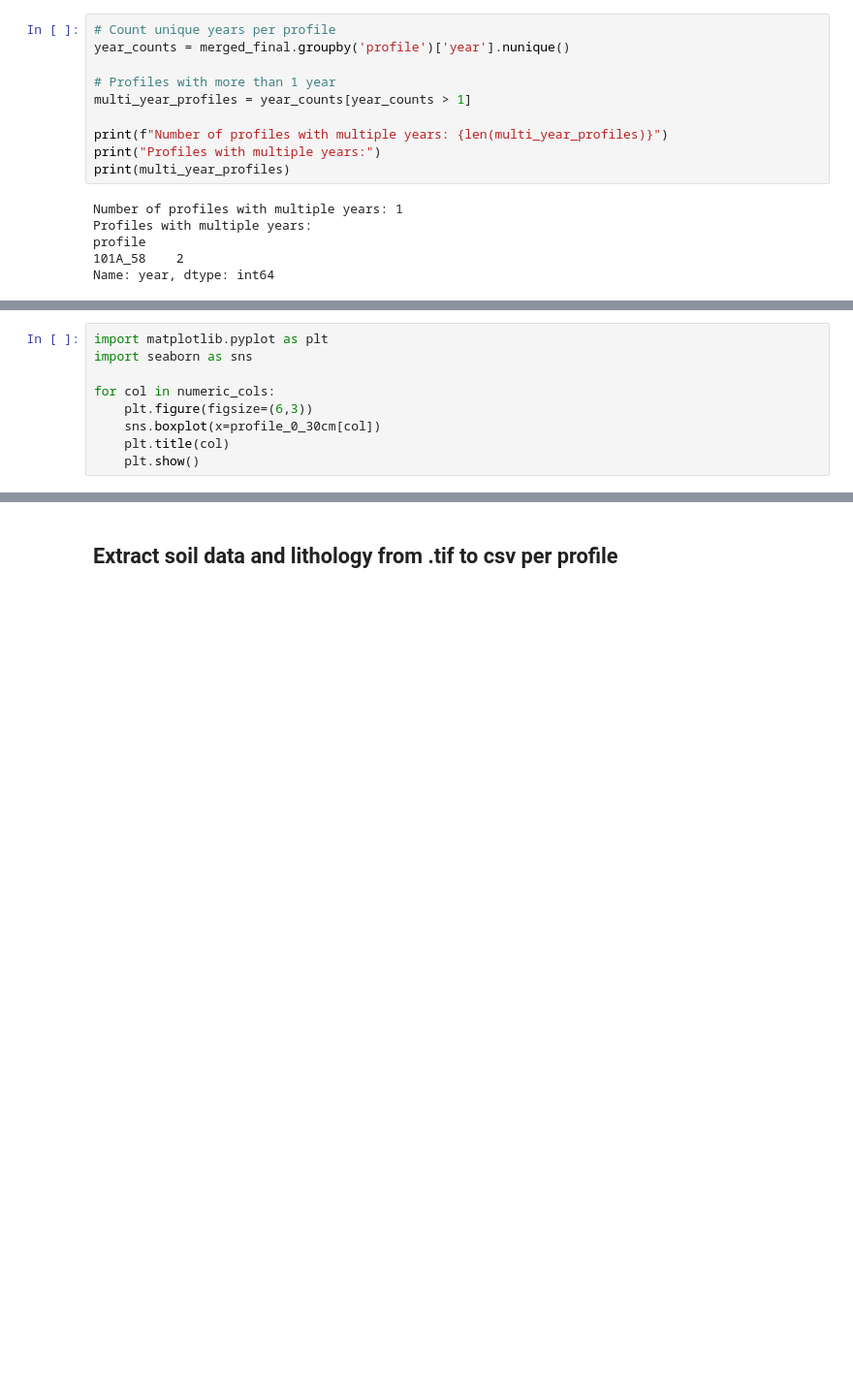
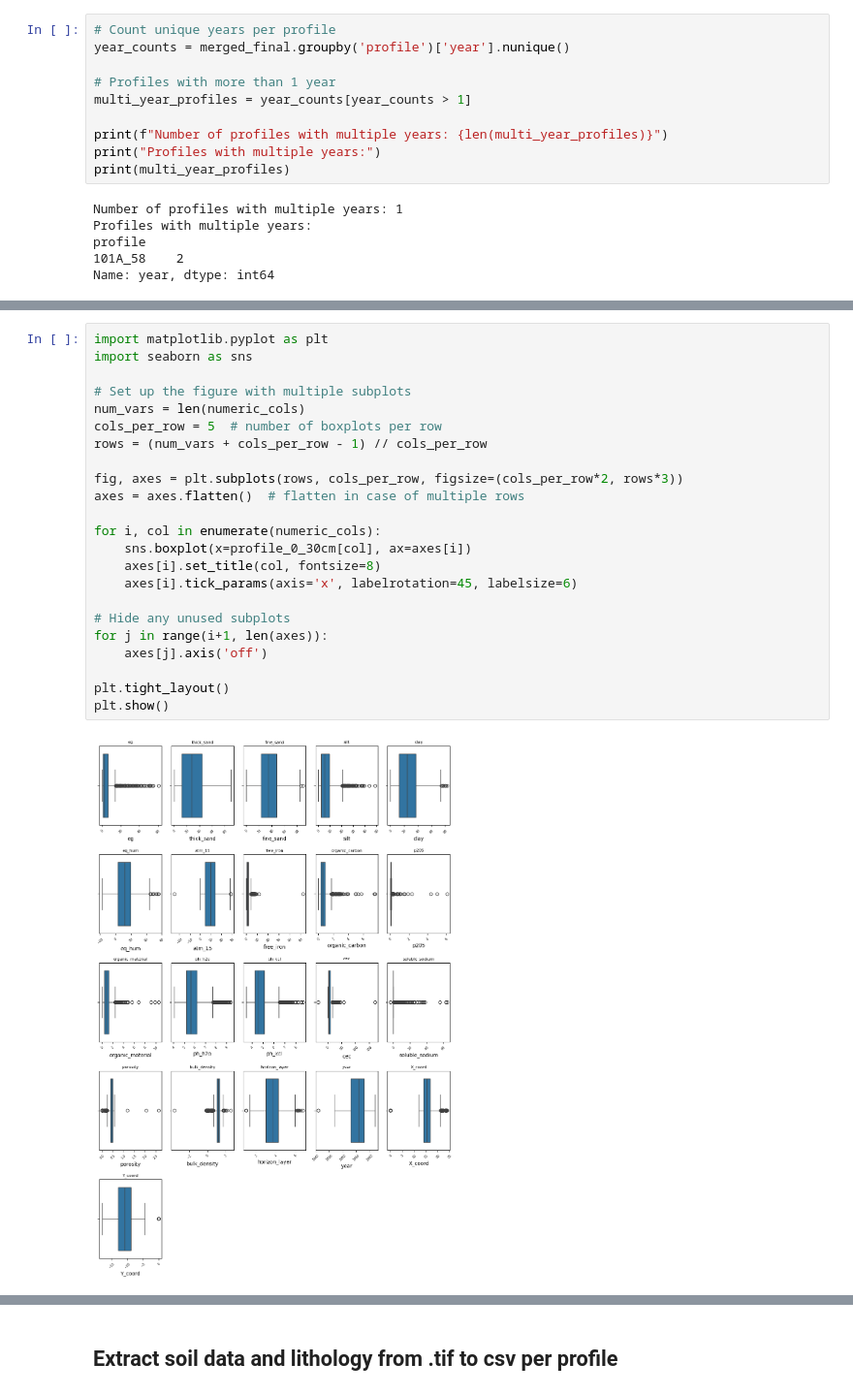
Before and after one commit to inesschwartz/ThesisSoilAngola, a Jupyter notebook: SOC_stock_model/table_prep.ipynb, the cells around one changed output, grey strips where cells are left out. Shown at 97% size. Saved outputs shown, nothing was run; the diff lists cells and outputs as text; blank space fills up the shorter version.

```diff
--- a/SOC_stock_model/table_prep.ipynb
+++ b/SOC_stock_model/table_prep.ipynb
@@ -345,9 +369,0 @@ outliers = ((profile_0_30cm[numeric_cols] < (Q1 - 1.5 * IQR)) |
-# %%
-import matplotlib.pyplot as plt
-import seaborn as sns
-
-for col in numeric_cols:
-    plt.figure(figsize=(6,3))
-    sns.boxplot(x=profile_0_30cm[col])
-    plt.title(col)
-    plt.show()
@@ -368,3 +370,28 @@ for col in numeric_cols:
+# %%
+import matplotlib.pyplot as plt
+import seaborn as sns
+
+# Set up the figure with multiple subplots
+num_vars = len(numeric_cols)
+cols_per_row = 5  # number of boxplots per row
+rows = (num_vars + cols_per_row - 1) // cols_per_row
+
+fig, axes = plt.subplots(rows, cols_per_row, figsize=(cols_per_row*2, rows*3))
+axes = axes.flatten()  # flatten in case of multiple rows
+
+for i, col in enumerate(numeric_cols):
+    sns.boxplot(x=profile_0_30cm[col], ax=axes[i])
+    axes[i].set_title(col, fontsize=8)
+    axes[i].tick_params(axis='x', labelrotation=45, labelsize=6)
+
+# Hide any unused subplots
+for j in range(i+1, len(axes)):
+    axes[j].axis('off')
+
+plt.tight_layout()
+plt.show()
+# %% [output]
+[figure, added]
 # %%
 import pandas as pd
 
```
Also changed, not shown: parts of 34 cells of this notebook.
